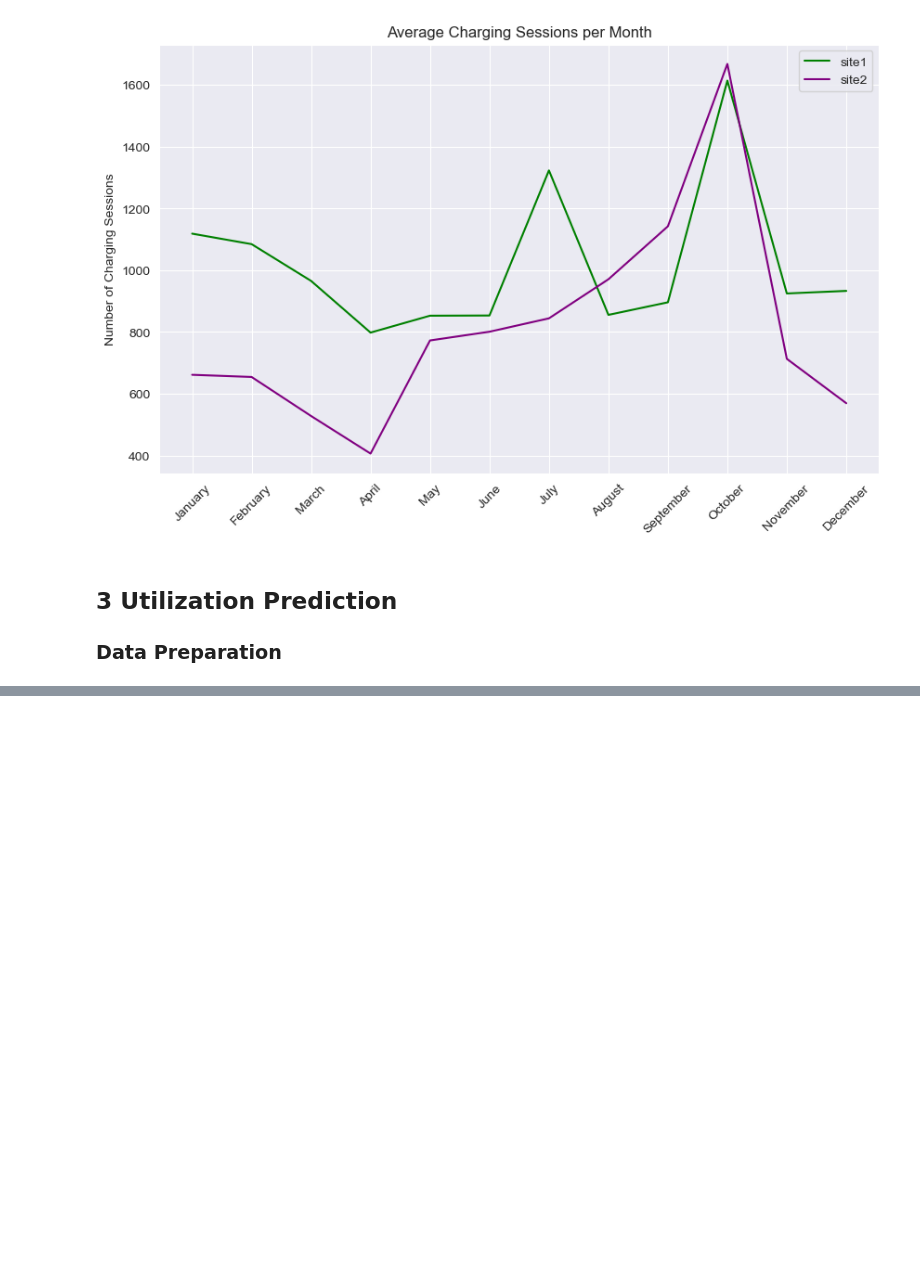
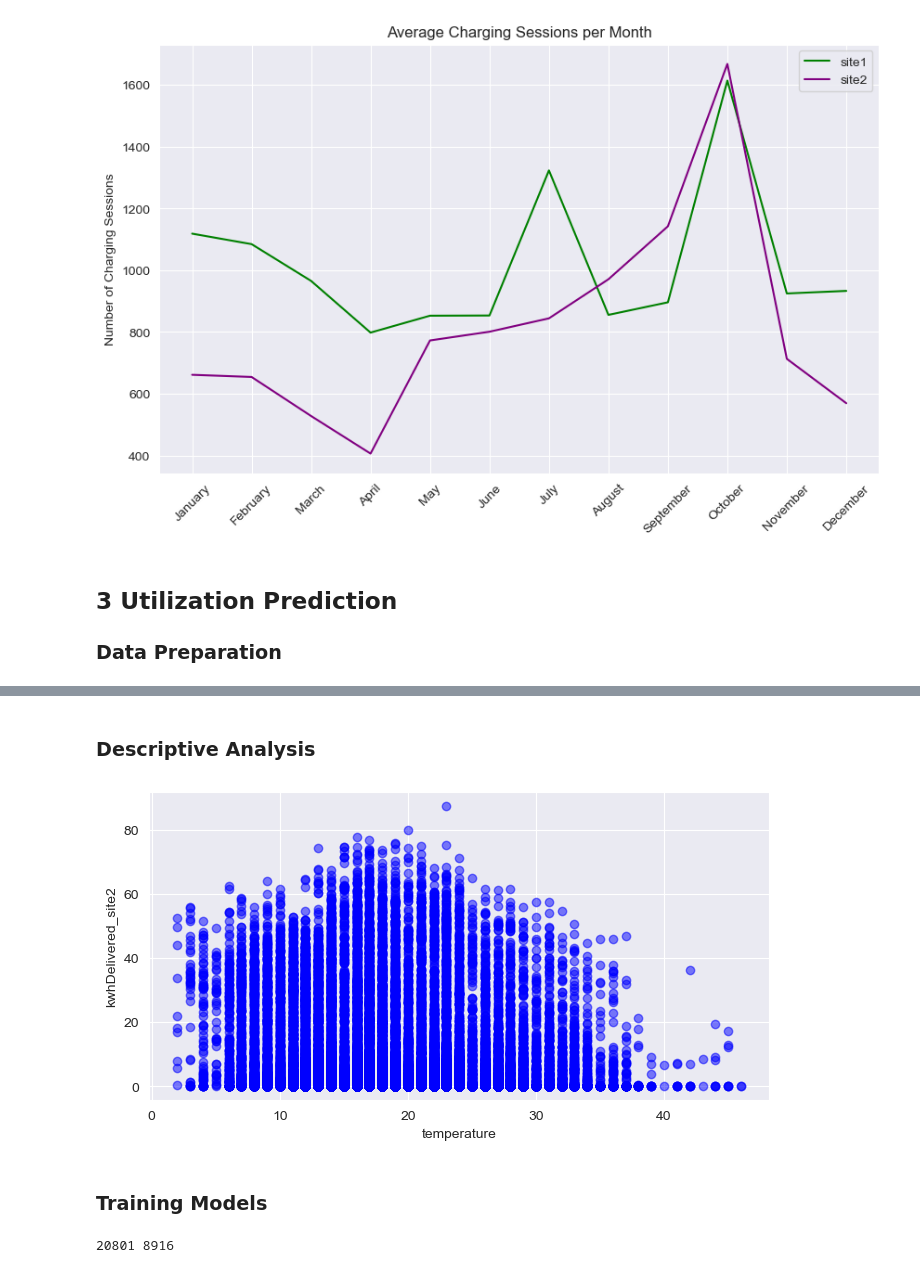
Before and after one commit to pmoll01/AA2024_Groupwork_DynamoData, a Jupyter notebook: fynn_sandbox.ipynb, the cells around one changed output, grey strips where cells are left out. Saved outputs shown, nothing was run; the diff lists cells and outputs as text; code cells hidden in the pictures; blank space fills up the shorter version.

```diff
--- a/fynn_sandbox.ipynb
+++ b/fynn_sandbox.ipynb
@@ -210,3 +222,27 @@ merged_df.head()
 | 2 | 2018-04-25 06:00:00-07:00 | 6 | 17 | 2 | 4 | False | 0 | ... |
 | 3 | 2018-04-25 07:00:00-07:00 | 7 | 17 | 2 | 4 | False | 0 | ... |
 | 4 | 2018-04-25 08:00:00-07:00 | 8 | 17 | 2 | 4 | False | 0 | ... |
+# %% [markdown]
+### Descriptive Analysis
+# %%
+# Just for visual purpose
+plt.figure(figsize=(8, 4))
+namex = 'temperature'
+# namey = 'activeSessions_site2'
+namey = 'kwhDelivered_site2'
+plt.scatter(aggregated_data[namex], aggregated_data[namey], c='blue', alpha=0.5)
+# plt.title("Scatter connection_duration über connectionTime")
+plt.xlabel(namex)
+plt.ylabel(namey)
+plt.grid(True)
+# %% [output]
+[figure, added]
+# %% [markdown]
+### Training Models
+# %%
+from sklearn.model_selection import train_test_split
+
+train_data, test_data = train_test_split(aggregated_data, test_size=0.3)
+print(len(train_data), len(test_data))
+# %% [output]
+20801 8916
```
Also changed, not shown: parts of 6 cells of this notebook.
